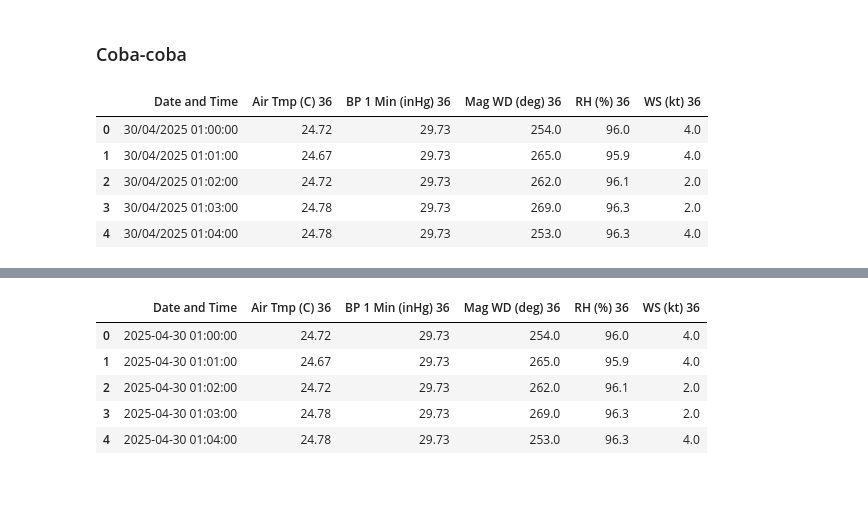
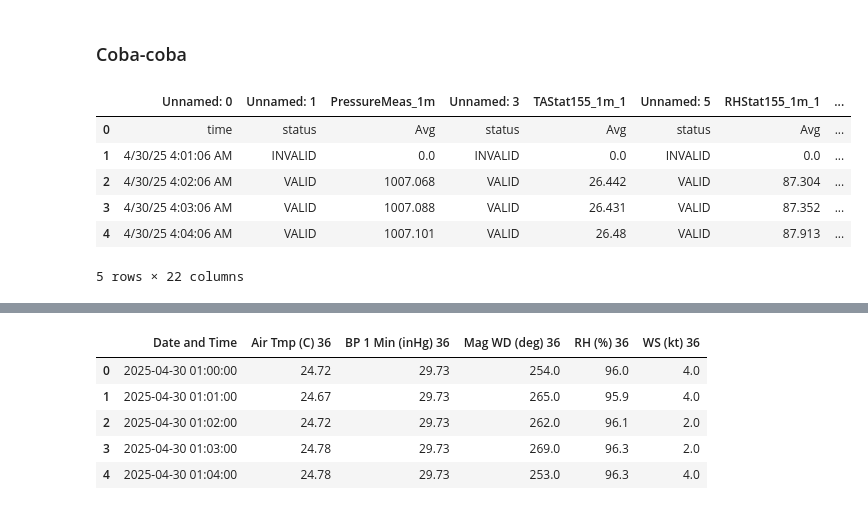
Before and after one commit to HandiSutriyan/CompareDataLapang, a Jupyter notebook: analisis.ipynb, the cells around one changed output, grey strips where cells are left out. Cells and saved outputs as stored; diff of their text form; code cells hidden in the pictures.

```diff
--- a/analisis.ipynb
+++ b/analisis.ipynb
@@ -659,12 +659,13 @@ for param in plot_list:
 # %% [markdown]
 ### Coba-coba
 # %%
-uut = pd.read_csv('./datasets/AWOS 36/awos36.csv')
+uut = pd.read_csv('./datasets/AWOS 18/L0250430.csv')
 uut.head()
 # %% [output]
-|  | Date and Time | Air Tmp (C) 36 | BP 1 Min (inHg) 36 | Mag WD (deg) 36 | RH (%) 36 | WS (kt) 36 |
-| 0 | 30/04/2025 01:00:00 | 24.72 | 29.73 | 254.0 | 96.0 | 4.0 |
-| 1 | 30/04/2025 01:01:00 | 24.67 | 29.73 | 265.0 | 95.9 | 4.0 |
-| 2 | 30/04/2025 01:02:00 | 24.72 | 29.73 | 262.0 | 96.1 | 2.0 |
-| 3 | 30/04/2025 01:03:00 | 24.78 | 29.73 | 269.0 | 96.3 | 2.0 |
-| 4 | 30/04/2025 01:04:00 | 24.78 | 29.73 | 253.0 | 96.3 | 4.0 |
+|  | Unnamed: 0 | Unnamed: 1 | PressureMeas_1m | Unnamed: 3 | TAStat155_1m_1 | Unnamed: 5 | RHStat155_1m_1 | ... |
+| 0 | time | status | Avg | status | Avg | status | Avg | ... |
+| 1 | 4/30/25 4:01:06 AM | INVALID | 0.0 | INVALID | 0.0 | INVALID | 0.0 | ... |
+| 2 | 4/30/25 4:02:06 AM | VALID | 1007.068 | VALID | 26.442 | VALID | 87.304 | ... |
+| 3 | 4/30/25 4:03:06 AM | VALID | 1007.088 | VALID | 26.431 | VALID | 87.352 | ... |
+| 4 | 4/30/25 4:04:06 AM | VALID | 1007.101 | VALID | 26.48 | VALID | 87.913 | ... |
+5 rows × 22 columns
```
Also changed, not shown: parts of 9 cells of this notebook, 1 other file.
